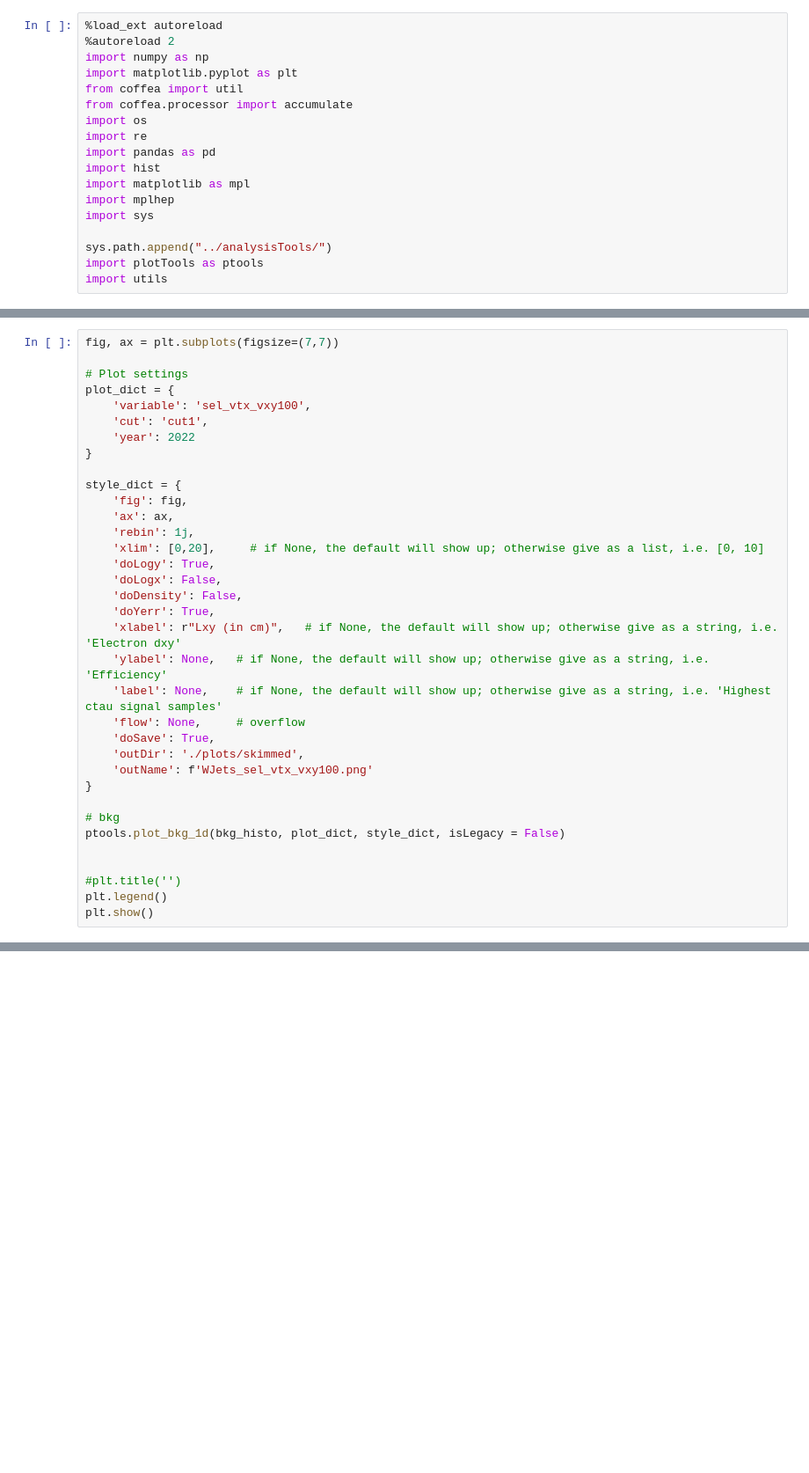
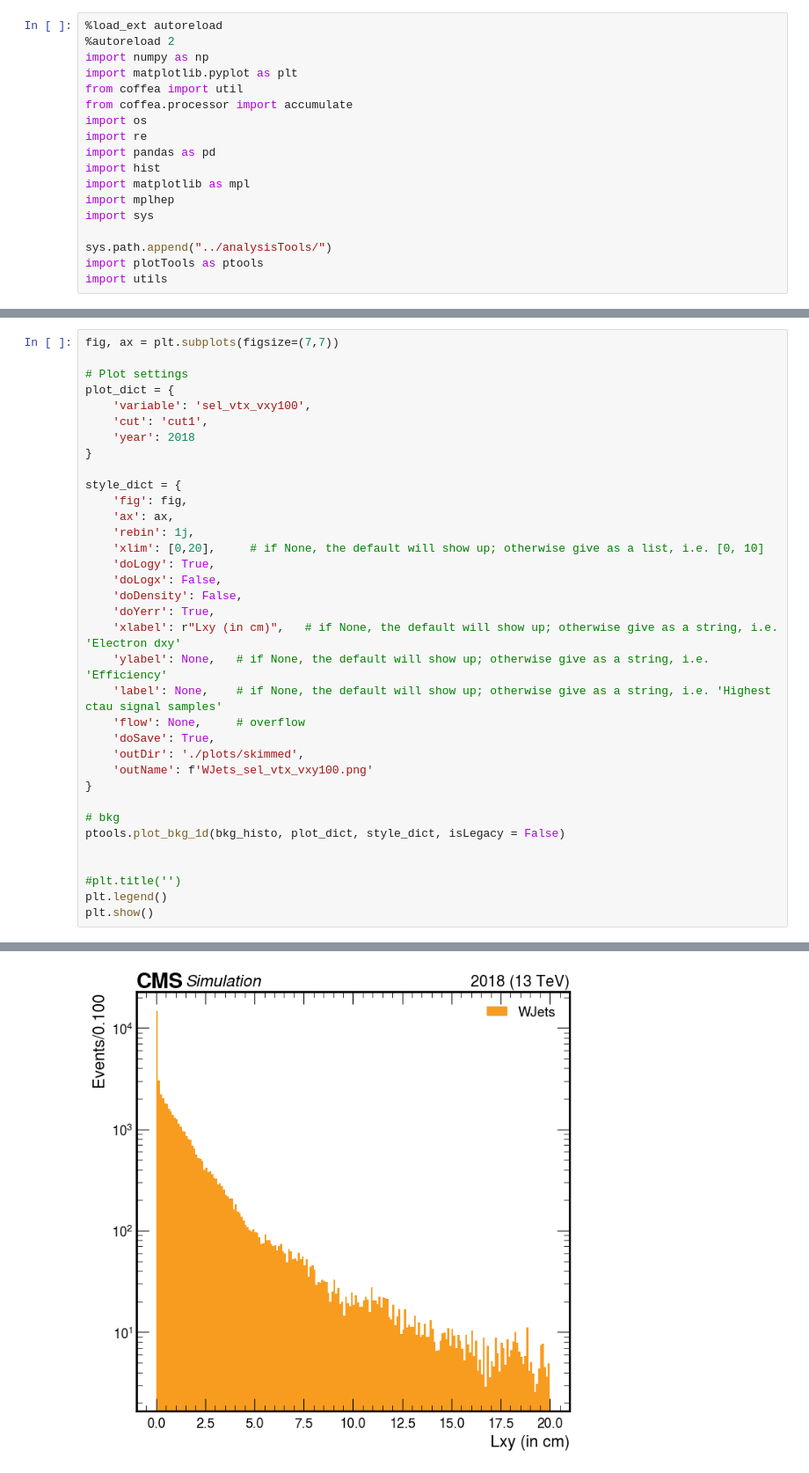
Before and after one commit to Reshma27Menon/iDMe, a Jupyter notebook: python_analysis/exampleNotebooks/run2step2skimmed.ipynb, the cells around one changed output, grey strips where cells are left out. Shown: that part at 88% size. Saved outputs shown, nothing was run; the diff lists cells and outputs as text; blank space fills up the shorter version.

```diff
--- a/python_analysis/exampleNotebooks/run2step2skimmed.ipynb
+++ b/python_analysis/exampleNotebooks/run2step2skimmed.ipynb
@@ -35,7 +55,7 @@ fig, ax = plt.subplots(figsize=(7,7))
 plot_dict = {
     'variable': 'sel_vtx_vxy100',
     'cut': 'cut1',
-    'year': 2022
+    'year': 2018
 }
 
 style_dict = {
@@ -63,3 +83,4 @@ ptools.plot_bkg_1d(bkg_histo, plot_dict, style_dict, isLegacy = False)
 #plt.title('')
 plt.legend()
 plt.show()
+# %% [output]
@@ -66,3 +88,4 @@ plt.show()
+[figure, added]
 # %%
 fig, ax = plt.subplots(figsize=(7,7))
 
```
Also changed, not shown: parts of 9 cells of this notebook, 5 other files.
